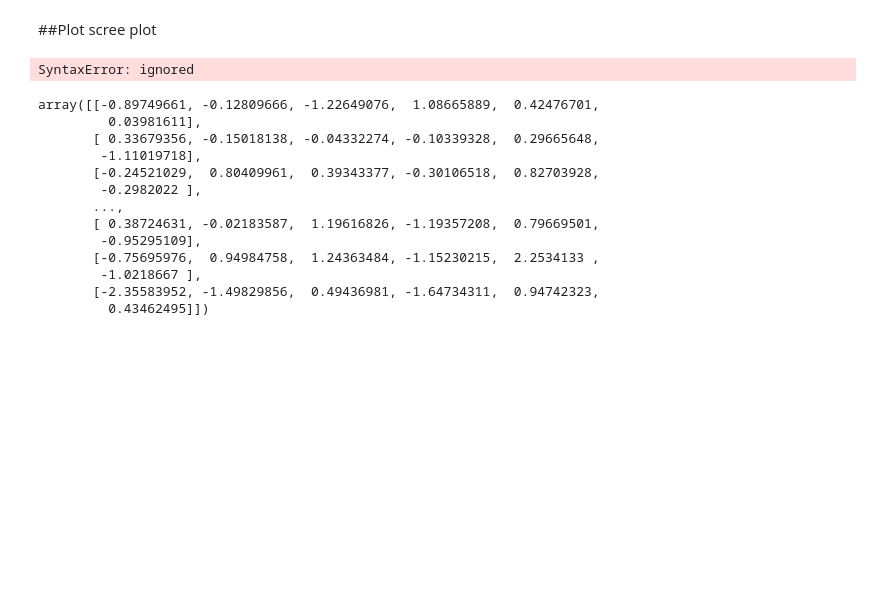
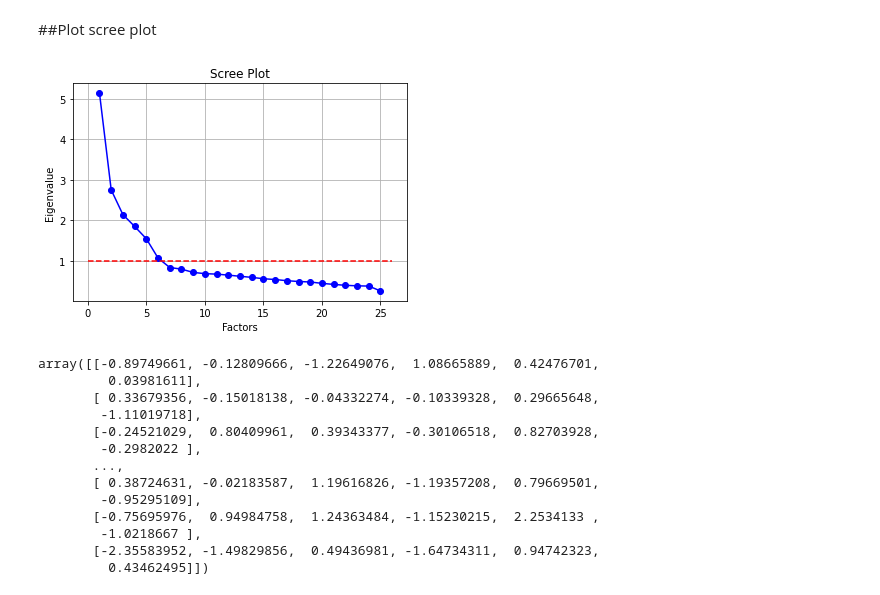
Before and after one commit to sskboonmee/multivariate, a Jupyter notebook: Chapter_5_Factor_Analysis.ipynb, the cells around one changed output. Cells and saved outputs as stored; diff of their text form; code cells hidden in the pictures; blank space fills up the shorter version.

```diff
--- a/Chapter_5_Factor_Analysis.ipynb
+++ b/Chapter_5_Factor_Analysis.ipynb
@@ -172,15 +187,16 @@ array([5.13431118, 2.75188667, 2.14270195, 1.85232761, 1.54816285,
 # %% [markdown]
 ##Plot scree plot
 # %%
+# Create scree plot using matplotlib
 plt.plot(range(1,BFI_data_dropped.shape[1]+1),ev,'bo-')
-plt.plot(range([0,BFI_data_dropped.shape[1]+1],[1,1],'r--')
-#plt.title('Scree Plot')
+plt.plot([0,BFI_data_dropped.shape[1]+1],[1,1],'r--')
+plt.title('Scree Plot')
 plt.xlabel('Factors')
 plt.ylabel('Eigenvalue')
 plt.grid()
 plt.show()
 # %% [output]
-SyntaxError: ignored
+[figure, added]
 # %%
 data_fa[:,:6]
 # %% [output]
```
Also changed, not shown: parts of 39 cells of this notebook.
